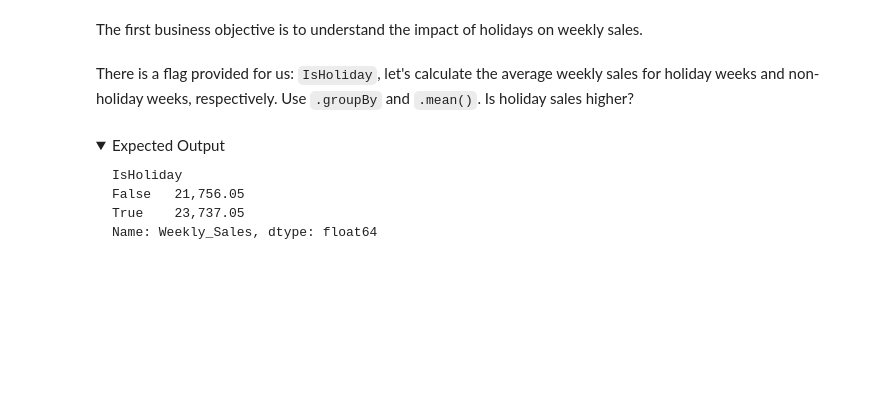
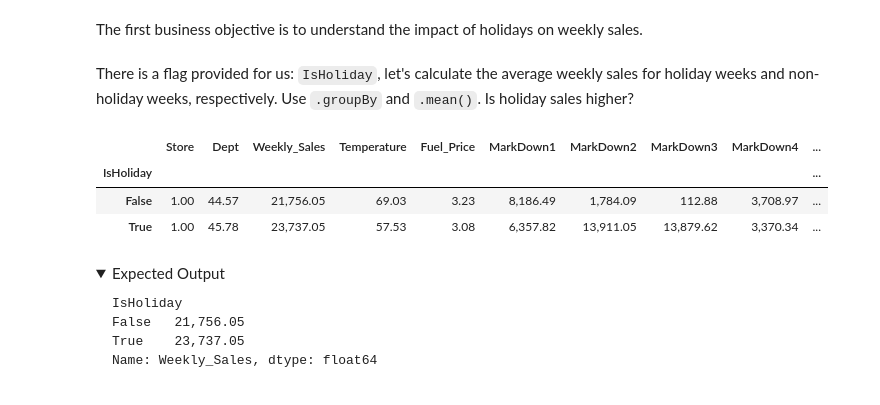
Before and after one commit to cimoody/MLE-7, a Jupyter notebook: assignments/eda-walmart-sales/nb/walmart-sales-data.ipynb, the cells around one changed output. Cells and saved outputs as stored; diff of their text form; code cells hidden in the pictures; folded sections open; blank space fills up the shorter version.

```diff
--- a/assignments/eda-walmart-sales/nb/walmart-sales-data.ipynb
+++ b/assignments/eda-walmart-sales/nb/walmart-sales-data.ipynb
@@ -521,6 +625,12 @@ The first business objective is to understand the impact of holidays on weekly s
 There is a flag provided for us: `IsHoliday`, let's calculate the average weekly sales for holiday weeks and non-holiday weeks, respectively. Use `.groupBy` and `.mean()`. Is holiday sales higher?
 # %%
 # YOUR CODE HERE
+df_train.groupby(df_train.IsHoliday).mean()
+# %% [output]
+|  | Store | Dept | Weekly_Sales | Temperature | Fuel_Price | MarkDown1 | MarkDown2 | MarkDown3 | MarkDown4 | ... |
+| IsHoliday |  |  |  |  |  |  |  |  |  | ... |
+| False | 1.00 | 44.57 | 21,756.05 | 69.03 | 3.23 | 8,186.49 | 1,784.09 | 112.88 | 3,708.97 | ... |
+| True | 1.00 | 45.78 | 23,737.05 | 57.53 | 3.08 | 6,357.82 | 13,911.05 | 13,879.62 | 3,370.34 | ... |
 # %% [markdown]
 <details>
 <summary>Expected Output</summary>
```
Also changed, not shown: parts of 21 cells of this notebook.
